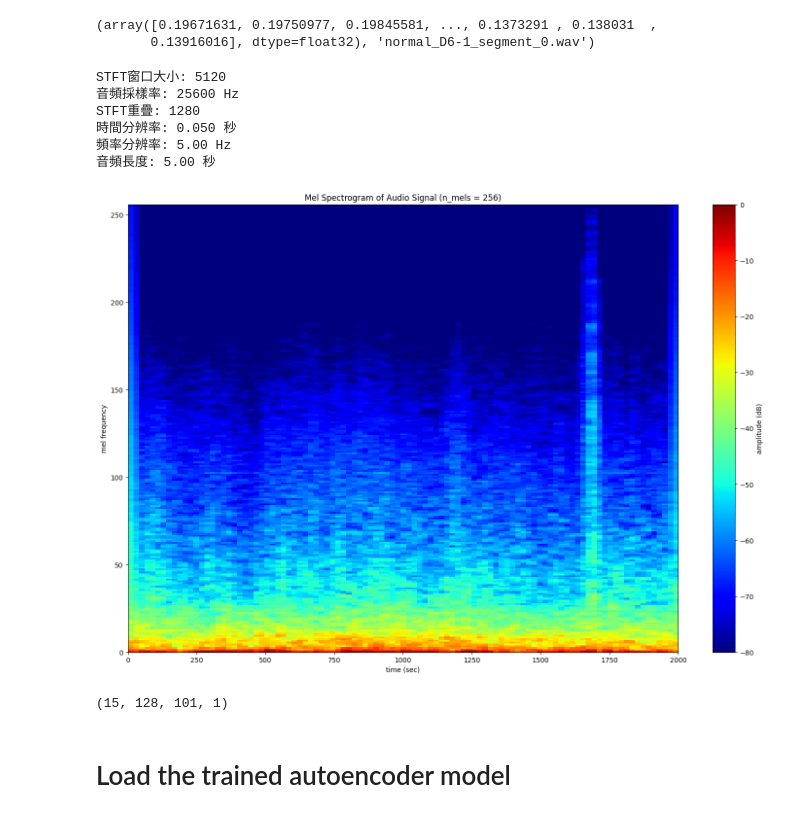
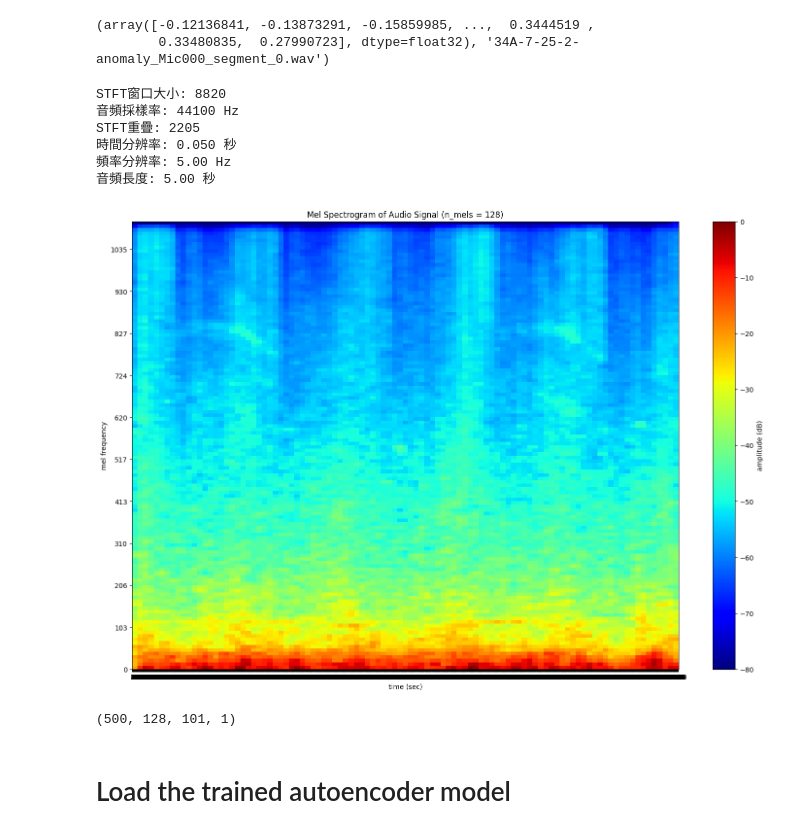
Before and after one commit to BoshiLee/wind_turbin_anomaly_detection, a Jupyter notebook: unsupervised_validate.ipynb, the cells around one changed output. Saved outputs shown, nothing was run; the diff lists cells and outputs as text; code cells hidden in the pictures.

```diff
--- a/unsupervised_validate.ipynb
+++ b/unsupervised_validate.ipynb
@@ -28,12 +28,12 @@ def load_segmented_files(directory):
             wav_files.append((y, filename))
     return wav_files
 # %%
-loaded_files = load_segmented_files('audio/0809')
+loaded_files = load_segmented_files('audio/soundcam_anomaly')
 # %%
 print(loaded_files[0])
 # %% [output]
-(array([0.19671631, 0.19750977, 0.19845581, ..., 0.1373291 , 0.138031  ,
-       0.13916016], dtype=float32), 'normal_D6-1_segment_0.wav')
+(array([-0.12136841, -0.13873291, -0.15859985, ...,  0.3444519 ,
+        0.33480835,  0.27990723], dtype=float32), '34A-7-25-2-anomaly_Mic000_segment_0.wav')
 # %%
 from conver_mel_spectrogram import compute_mel_spectrogram, plot_mel_spectrogram
 def convert_to_mel_spectrogram(audio, sr):
@@ -42,17 +42,17 @@ def convert_to_mel_spectrogram(audio, sr):
 # %%
 mel, hop_length = compute_mel_spectrogram(loaded_files[0][0], sample_rate, n_mels=n_mels, verbose=True)
 # %% [output]
-STFT窗口大小: 5120
-音頻採樣率: 25600 Hz
-STFT重疊: 1280
+STFT窗口大小: 8820
+音頻採樣率: 44100 Hz
+STFT重疊: 2205
 時間分辨率: 0.050 秒
 頻率分辨率: 5.00 Hz
 音頻長度: 5.00 秒
 # %%
 
-plot_mel_spectrogram(mel, sample_rate, hop_length, save_file=False, filename='mel_spectrogram.png')
+plot_mel_spectrogram(mel, sample_rate, hop_length, save_file=False, filename='mel_spectrogram.png', camp='jet')
 # %% [output]
-[figure, old version]
+[figure, new version]
 # %%
 test_data = [convert_to_mel_spectrogram(audio[0], sample_rate) for audio in
                            tqdm(loaded_files[:500])]
@@ -66,7 +66,7 @@ test_data = (test_data - test_data.min()) / (test_data.max() - test_data.min())
 
 print(test_data.shape)
 # %% [output]
-(15, 128, 101, 1)
+(500, 128, 101, 1)
 # %% [markdown]
 # Load the trained autoencoder model
 # %%
```
Also changed, not shown: parts of 8 cells of this notebook, 3 other files.
